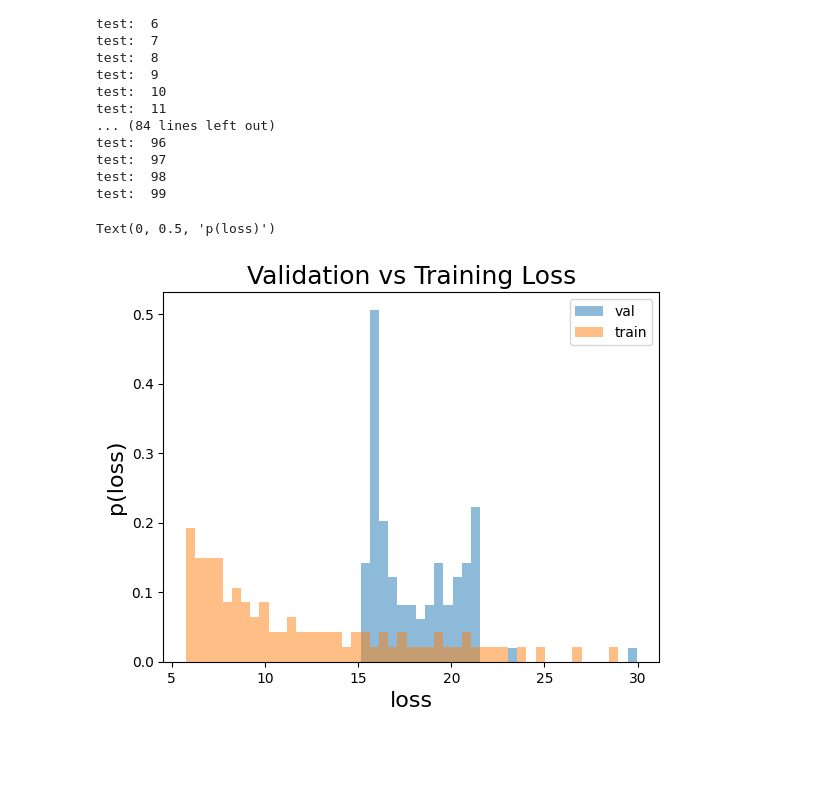
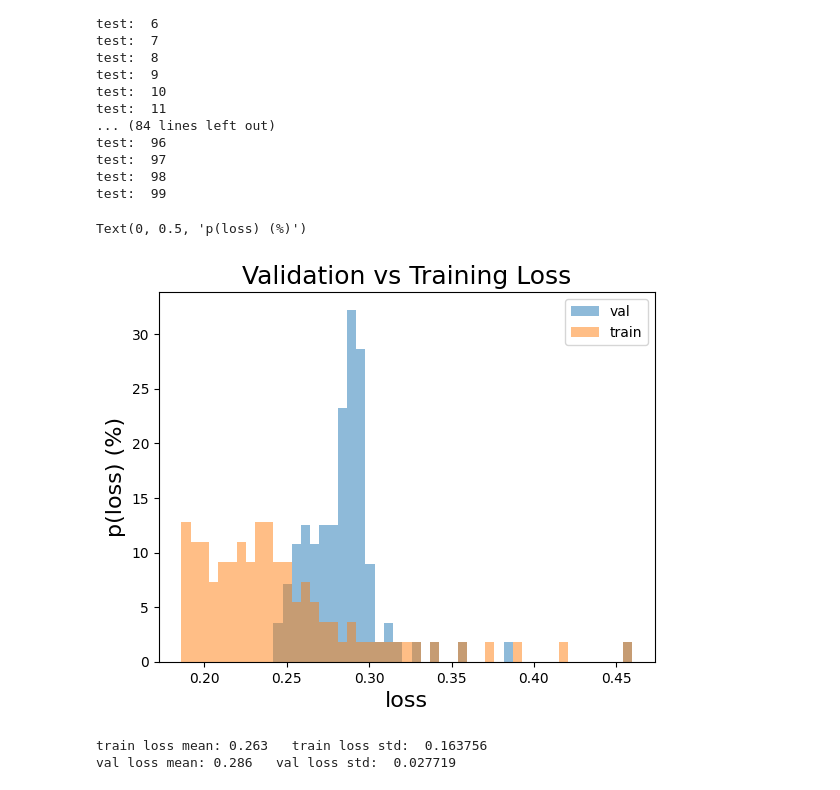
Before and after one commit to oeg1n18/Deep-Learning-Module, a Jupyter notebook: LAB2.ipynb, the cells around one changed output. Cells and saved outputs as stored; diff of their text form; code cells hidden in the pictures; blank space fills up the shorter version.

Commit message:
Updated some of the notebokes in tandem with writing reports. No major changes, only to things such as plots

```diff
--- a/LAB2.ipynb
+++ b/LAB2.ipynb
@@ -114,7 +120,7 @@ class simple_mlp:
             pred = self.__forward__(x)
             loss = self.compute_loss(data, targets)
             loss_total.append(loss.item())
-        self.validation_losses.append(sum(loss_total))
+        self.validation_losses.append(np.mean(loss_total))
 
     @torch.no_grad()
     def zero_grad(self):
@@ -139,7 +145,7 @@ class simple_mlp:
                 self.b1 -= lr * self.b1.grad
                 self.b2 -= lr * self.b2.grad
             self.zero_grad()
-        self.train_losses.append(sum(losses))
+        self.train_losses.append(np.mean(losses))
 # %%
 mlp = simple_mlp()
 # %%
@@ -190,12 +196,18 @@ test:  99
 # %%
 
 bins = np.linspace(min(t_loss), max(v_loss), 50)
-plt.hist(np.array(v_loss), bins=bins, density = True, alpha=0.5, label='val')
+plt.hist(np.array(v_loss), bins=bins, density=True, alpha=0.5, label='val')
 plt.hist(np.array(t_loss), bins=bins, density=True, alpha=0.5, label='train')
 plt.legend()
 plt.title("Validation vs Training Loss", fontsize=18)
 plt.xlabel('loss', fontsize=16)
-plt.ylabel('p(loss)', fontsize=16)
+plt.ylabel('p(loss) (%)', fontsize=16)
 # %% [output]
-Text(0, 0.5, 'p(loss)')
+Text(0, 0.5, 'p(loss) (%)')
-[figure, old version]
+[figure, new version]
+# %%
+print("train loss mean: {loss:.3f}   train loss std:  {std:3f}".format(loss=np.mean(t_loss), std=np.std(t_loss)))
+print("val loss mean: {loss:.3f}   val loss std:  {std:3f}".format(loss=np.mean(v_loss), std=np.std(v_loss)))
+# %% [output]
+train loss mean: 0.263   train loss std:  0.163756
+val loss mean: 0.286   val loss std:  0.027719
```
Also changed, not shown: parts of 7 cells of this notebook, 9 other files.
